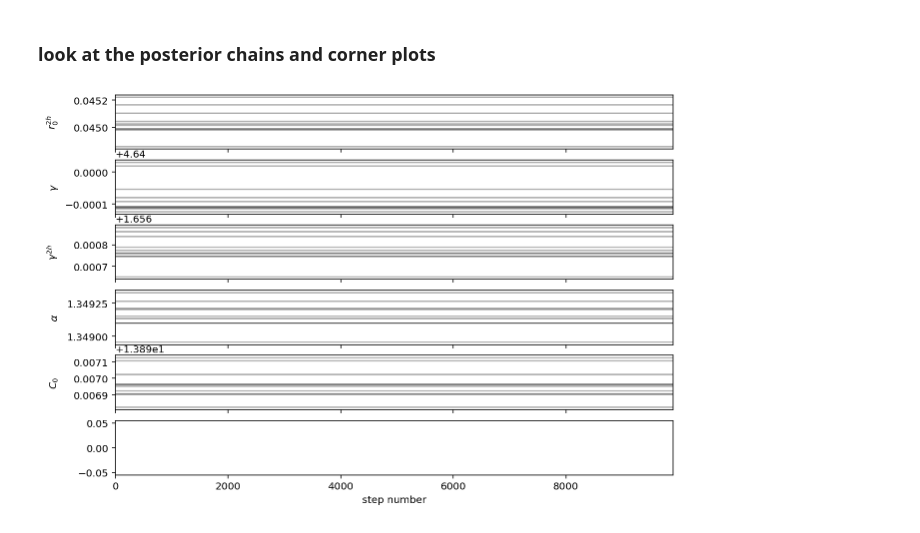
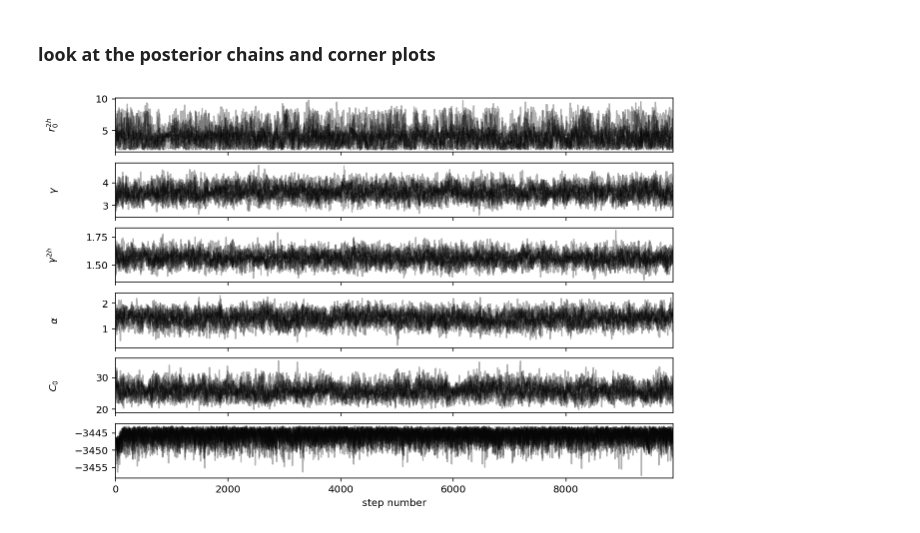
Before and after one commit to mattcwilde/1halo2halo, a Jupyter notebook: haloclustering/notebooks/rvir_as_r0/model_rvir_as_r0.ipynb, the cells around one changed output. Cells and saved outputs as stored; diff of their text form; code cells hidden in the pictures.

```diff
--- a/haloclustering/notebooks/rvir_as_r0/model_rvir_as_r0.ipynb
+++ b/haloclustering/notebooks/rvir_as_r0/model_rvir_as_r0.ipynb
@@ -70,7 +70,7 @@ b_initial = 1. # additive constant to take care of normalization
 dndz_index = 1.2 # dN/dz powerlaw index
 dndz_coeff = 27
 initial = np.array([gamma_initial, r_0_2, gamma_2_initial, dndz_index, dndz_coeff])
-bounds = ((0, 10), (0, 10), (0, 2), (-2, 3), (0, 30))
+bounds = ((0, 10), (0, 10), (0, 2), (-3, 3), (0, 35))
 # %%
 # instantiate the model
 rvirModel = Model(data)
@@ -116,23 +116,23 @@ sampler = evaluate.posterior_sampler(soln, rvirModel.log_probability)
 # %%
 samples = sampler.get_chain(discard=100)
 flat_samples = sampler.get_chain(discard=100, thin=1, flat=True)
 ndim = samples.shape[2]
 
 # plot
 fig, axes = plt.subplots(nrows=ndim+1, figsize=(10, 7), sharex=True)
 labels = [r"$r_0^{2h}$", r"$\gamma$", r"$\gamma^{2h}$", r'$\alpha$', r'$C_0$']
 for i in range(ndim):
     ax = axes[i]
     ax.plot(samples[:, :, i], "k", alpha=0.3)
     ax.set_xlim(0, len(samples))
     ax.set_ylabel(labels[i])
     ax.yaxis.set_label_coords(-0.1, 0.5)
 
 axes[-1].set_xlabel("step number")
 
-axes[-1].plot(sampler.lnprobability.T[2000:], "k", alpha=0.3);
+axes[-1].plot(sampler.lnprobability.T, "k", alpha=0.3);
 # %% [output]
-[figure, old version]
+[figure, new version]
 # %%
 fig = corner.corner(
     flat_samples, labels=labels, quantiles=[0.16, 0.5, 0.84], show_titles=True, title_kwargs={"fontsize": 12}
```
Also changed, not shown: parts of 3 cells of this notebook.
